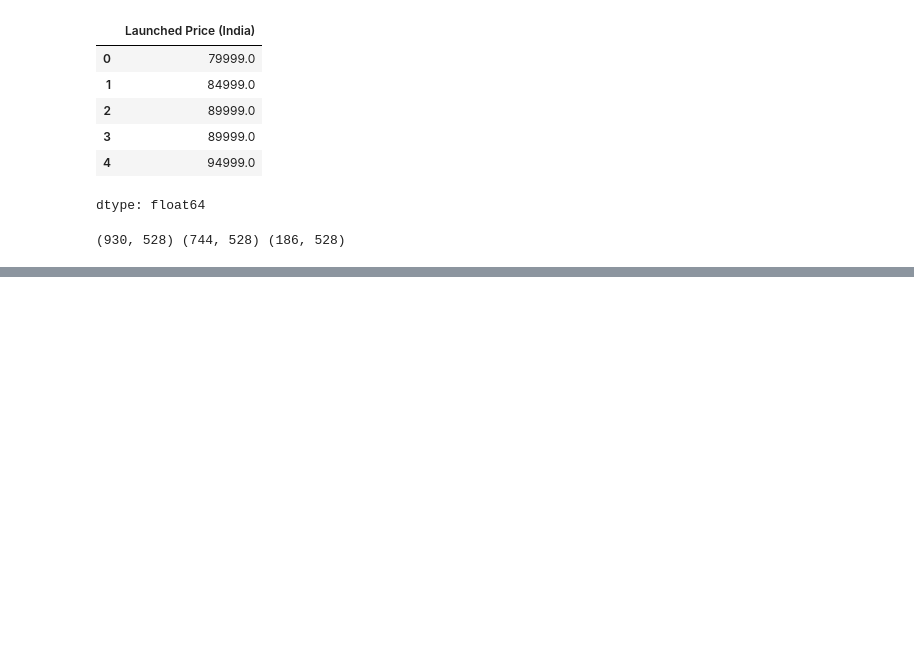
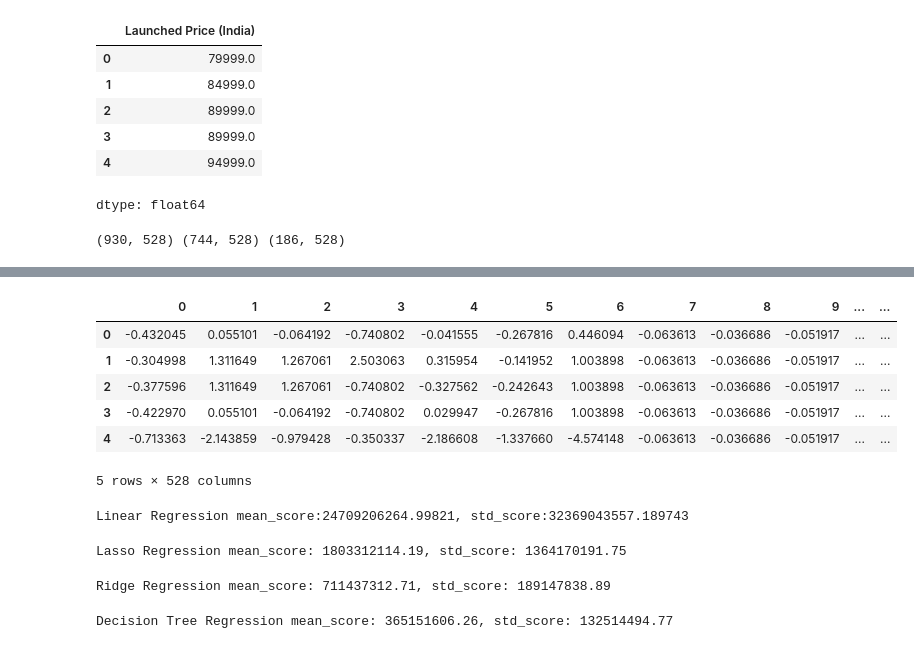
Before and after one commit to GENTLEW1ND/Python, a Jupyter notebook: Smartphone_price_prediction.ipynb, the cells around one changed output, grey strips where cells are left out. Saved outputs shown, nothing was run; the diff lists cells and outputs as text; code cells hidden in the pictures; blank space fills up the shorter version.

```diff
--- a/Smartphone_price_prediction.ipynb
+++ b/Smartphone_price_prediction.ipynb
@@ -438,0 +458,12 @@ print(features.shape,X_train.shape,X_test.shape)
+# %%
+X_test = pd.DataFrame(X_test)
+# %%
+X_test.head()
+# %% [output]
+|  | 0 | 1 | 2 | 3 | 4 | 5 | 6 | 7 | 8 | 9 | ... | ... |
+| 0 | -0.432045 | 0.055101 | -0.064192 | -0.740802 | -0.041555 | -0.267816 | 0.446094 | -0.063613 | -0.036686 | -0.051917 | ... | ... |
+| 1 | -0.304998 | 1.311649 | 1.267061 | 2.503063 | 0.315954 | -0.141952 | 1.003898 | -0.063613 | -0.036686 | -0.051917 | ... | ... |
+| 2 | -0.377596 | 1.311649 | 1.267061 | -0.740802 | -0.327562 | -0.242643 | 1.003898 | -0.063613 | -0.036686 | -0.051917 | ... | ... |
+| 3 | -0.422970 | 0.055101 | -0.064192 | -0.740802 | 0.029947 | -0.267816 | 1.003898 | -0.063613 | -0.036686 | -0.051917 | ... | ... |
+| 4 | -0.713363 | -2.143859 | -0.979428 | -0.350337 | -2.186608 | -1.337660 | -4.574148 | -0.063613 | -0.036686 | -0.051917 | ... | ... |
+5 rows × 528 columns
@@ -438,0 +477,32 @@ print(features.shape,X_train.shape,X_test.shape)
+# %%
+linear_model = LinearRegression()
+score = cross_val_score(linear_model,X_train,y_train,cv=5,scoring="neg_mean_squared_error")
+mean_score = -score.mean()
+std_score = score.std()
+print(f"Linear Regression mean_score:{mean_score}, std_score:{std_score}")
+# %% [output]
+Linear Regression mean_score:24709206264.99821, std_score:32369043557.189743
+# %%
+lasso_reg = Lasso(alpha=0.1, max_iter=5000)
+score = cross_val_score(lasso_reg,X_train,y_train,cv=5,scoring="neg_mean_squared_error")
+mean_score = -score.mean()
+std_score = score.std()
+print(f"Lasso Regression mean_score:{mean_score: .2f}, std_score:{std_score : .2f}")
+# %% [output]
+Lasso Regression mean_score: 1803312114.19, std_score: 1364170191.75
+# %%
+ridge_reg = Ridge()
+score = cross_val_score(ridge_reg,X_train,y_train,cv=5,scoring="neg_mean_squared_error")
+mean_score = -score.mean()
+std_score = score.std()
+print(f"Ridge Regression mean_score:{mean_score: .2f}, std_score:{std_score : .2f}")
+# %% [output]
+Ridge Regression mean_score: 711437312.71, std_score: 189147838.89
+# %%
+decision_reg = DecisionTreeRegressor()
+score = cross_val_score(decision_reg,X_train,y_train,cv=5,scoring="neg_mean_squared_error")
+mean_score = -score.mean()
+std_score = score.std()
+print(f"Decision Tree Regression mean_score:{mean_score: .2f}, std_score:{std_score : .2f}")
+# %% [output]
+Decision Tree Regression mean_score: 365151606.26, std_score: 132514494.77
```
Also changed, not shown: parts of 13 cells of this notebook.
